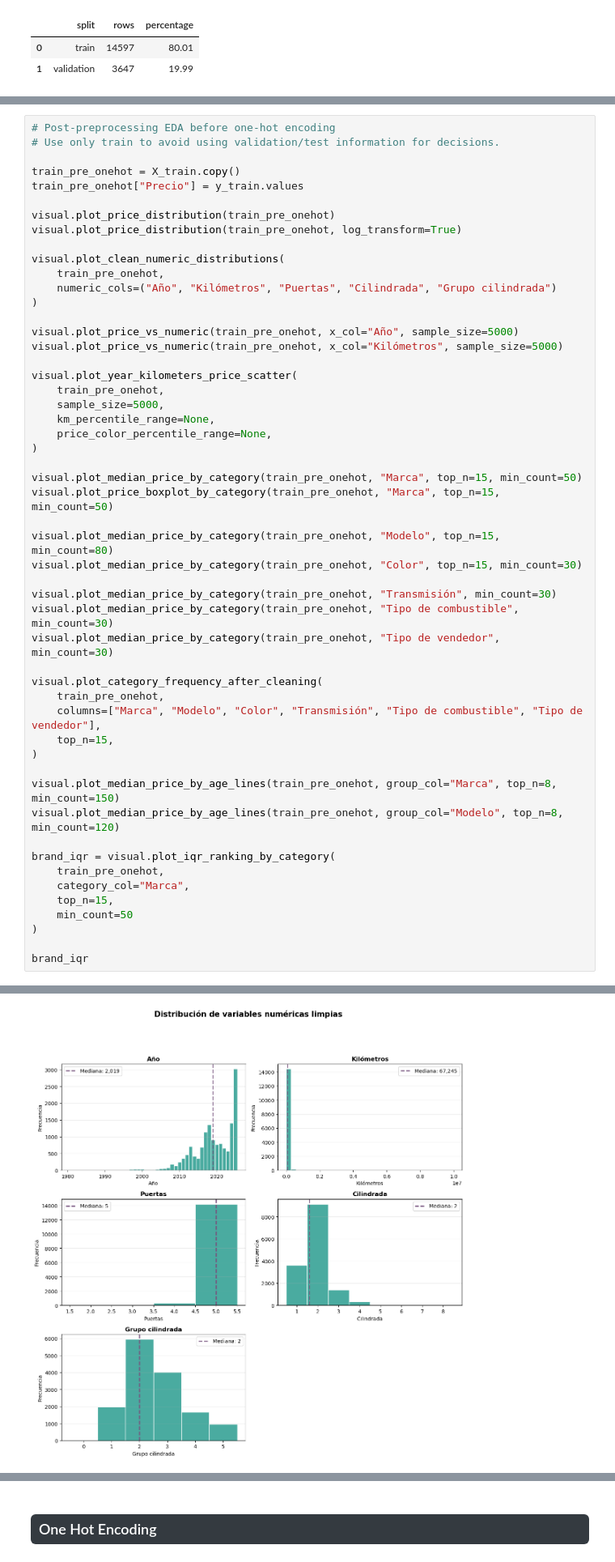
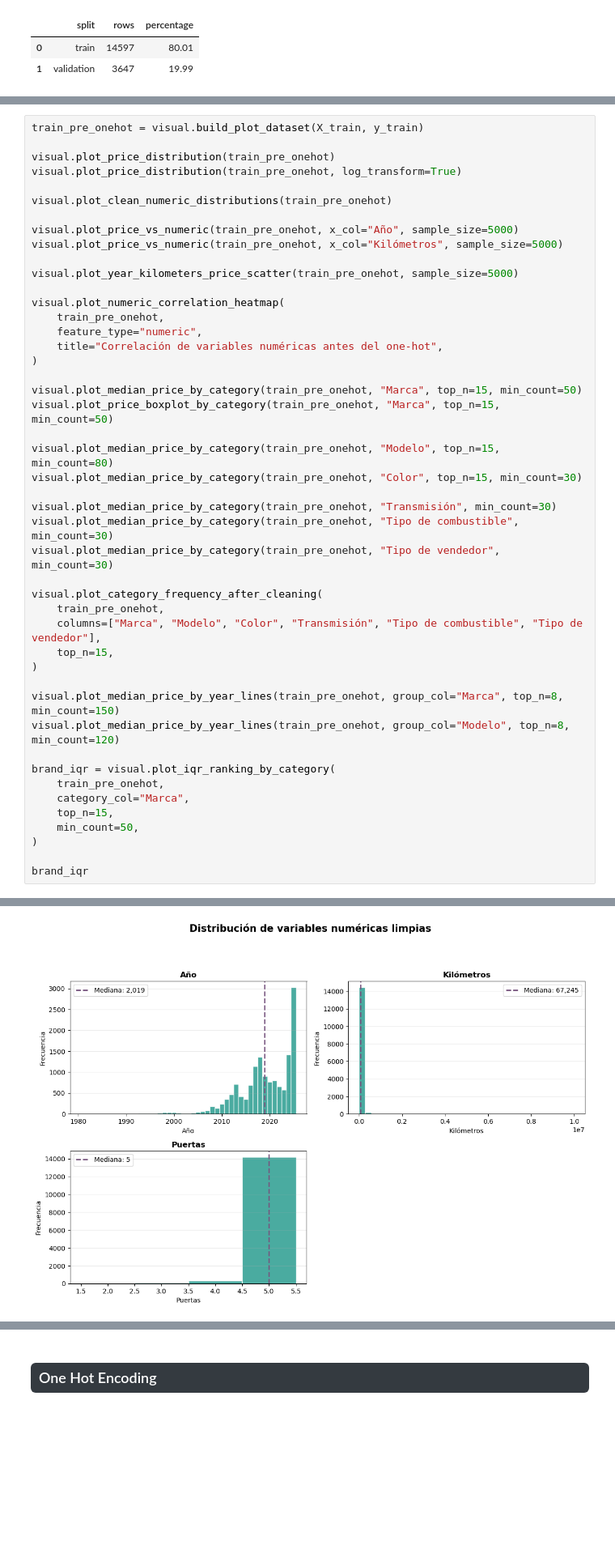
Before and after one commit to abrildiaco/TP_Final_ML, a Jupyter notebook: notebooks/eda.ipynb, the cells around one changed output, grey strips where cells are left out. Shown at 81% size. Cells and saved outputs as stored; diff of their text form; blank space fills up the shorter version.

```diff
--- a/notebooks/eda.ipynb
+++ b/notebooks/eda.ipynb
@@ -1113,59 +1113,53 @@ display(split.split_size_summary(X_train, X_val))
 </h3>
 # %%
-# Post-preprocessing EDA before one-hot encoding
-# Use only train to avoid using validation/test information for decisions.
-
-train_pre_onehot = X_train.copy()
-train_pre_onehot["Precio"] = y_train.values
+train_pre_onehot = visual.build_plot_dataset(X_train, y_train)
 
 visual.plot_price_distribution(train_pre_onehot)
 visual.plot_price_distribution(train_pre_onehot, log_transform=True)
 
-visual.plot_clean_numeric_distributions(
-    train_pre_onehot,
-    numeric_cols=("Año", "Kilómetros", "Puertas", "Cilindrada", "Grupo cilindrada")
-)
+visual.plot_clean_numeric_distributions(train_pre_onehot)
 
 visual.plot_price_vs_numeric(train_pre_onehot, x_col="Año", sample_size=5000)
 visual.plot_price_vs_numeric(train_pre_onehot, x_col="Kilómetros", sample_size=5000)
 
-visual.plot_year_kilometers_price_scatter(
+visual.plot_year_kilometers_price_scatter(train_pre_onehot, sample_size=5000)
+
+visual.plot_numeric_correlation_heatmap(
     train_pre_onehot,
-    sample_size=5000,
-    km_percentile_range=None,
-    price_color_percentile_range=None,
+    feature_type="numeric",
+    title="Correlación de variables numéricas antes del one-hot",
 )
 
 visual.plot_median_price_by_category(train_pre_onehot, "Marca", top_n=15, min_count=50)
 visual.plot_price_boxplot_by_category(train_pre_onehot, "Marca", top_n=15, min_count=50)
 
 visual.plot_median_price_by_category(train_pre_onehot, "Modelo", top_n=15, min_count=80)
 visual.plot_median_price_by_category(train_pre_onehot, "Color", top_n=15, min_count=30)
 
 visual.plot_median_price_by_category(train_pre_onehot, "Transmisión", min_count=30)
 visual.plot_median_price_by_category(train_pre_onehot, "Tipo de combustible", min_count=30)
 visual.plot_median_price_by_category(train_pre_onehot, "Tipo de vendedor", min_count=30)
 
 visual.plot_category_frequency_after_cleaning(
     train_pre_onehot,
     columns=["Marca", "Modelo", "Color", "Transmisión", "Tipo de combustible", "Tipo de vendedor"],
     top_n=15,
 )
 
-visual.plot_median_price_by_age_lines(train_pre_onehot, group_col="Marca", top_n=8, min_count=150)
-visual.plot_median_price_by_age_lines(train_pre_onehot, group_col="Modelo", top_n=8, min_count=120)
+visual.plot_median_price_by_year_lines(train_pre_onehot, group_col="Marca", top_n=8, min_count=150)
+visual.plot_median_price_by_year_lines(train_pre_onehot, group_col="Modelo", top_n=8, min_count=120)
 
 brand_iqr = visual.plot_iqr_ranking_by_category(
     train_pre_onehot,
     category_col="Marca",
     top_n=15,
-    min_count=50
+    min_count=50,
 )
 
 brand_iqr
 # %% [output]
 [figure]
 [figure]
-[figure, old version]
+[figure, new version]
 [figure]
 [figure]
```
Also changed, not shown: parts of 3 cells of this notebook, 1 other file.
